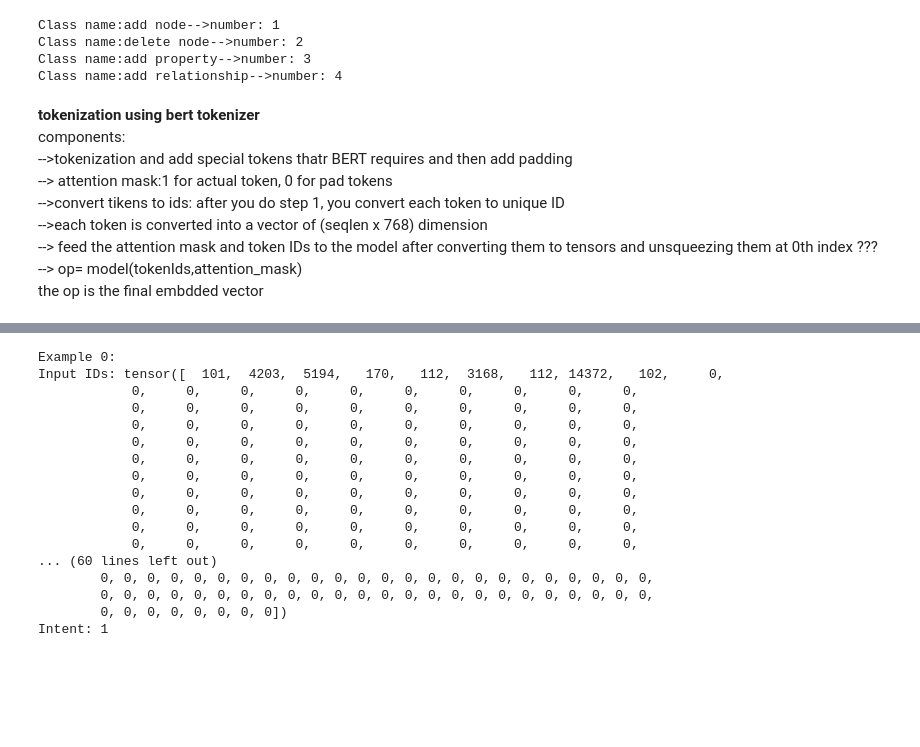
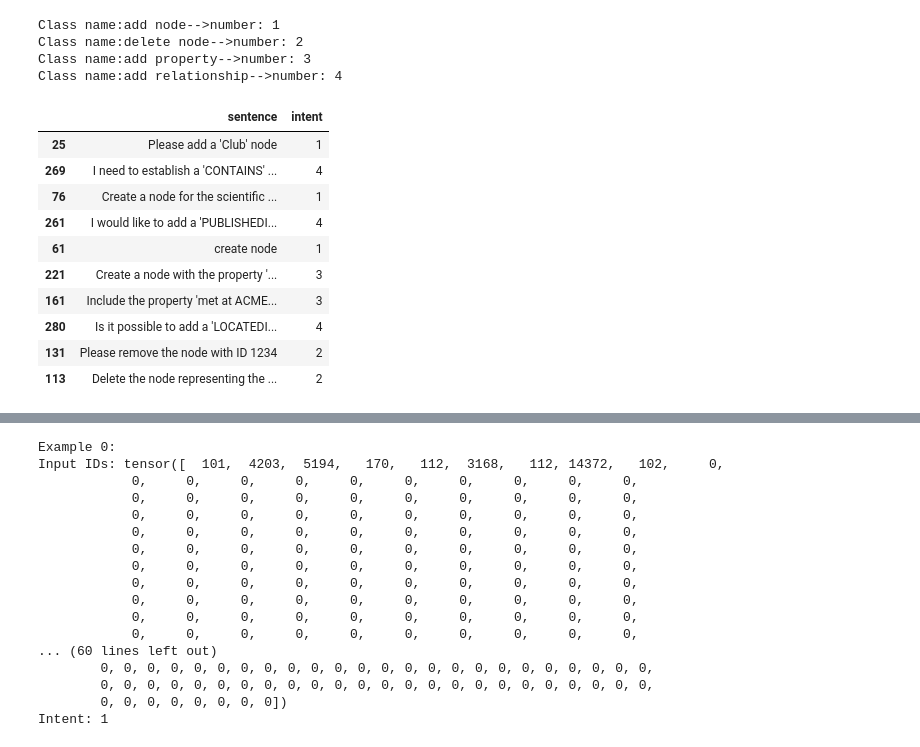
Before and after one commit to Ha-ri-ka/Intent-recognition, a Jupyter notebook: IR_draft1.ipynb, the cells around one changed output, grey strips where cells are left out. Saved outputs shown, nothing was run; the diff lists cells and outputs as text; code cells hidden in the pictures; blank space fills up the shorter version.

```diff
--- a/IR_draft1.ipynb
+++ b/IR_draft1.ipynb
@@ -60,13 +87,17 @@ Class name:add node-->number: 1
 Class name:delete node-->number: 2
 Class name:add property-->number: 3
 Class name:add relationship-->number: 4
-# %% [markdown]
-**tokenization using bert tokenizer** <br>
-components: <br>
--->tokenization and add special tokens thatr BERT requires and then add padding <br>
---> attention mask:1 for actual token, 0 for pad tokens<br>
--->convert tikens to ids: after you do step 1, you convert each token to unique ID<br>
--->each token is converted into a vector of (seqlen x 768) dimension <br>
---> feed the attention mask and token IDs to the model after converting them to tensors and unsqueezing them at 0th index ??? <br>
---> op= model(tokenIds,attention_mask) <br>
-the op is the final embdded vector
+# %%
+data.sample(10)
+# %% [output]
+|  | sentence | intent |
+| 25 | Please add a 'Club' node | 1 |
+| 269 | I need to establish a 'CONTAINS' ... | 4 |
+| 76 | Create a node for the scientific ... | 1 |
+| 261 | I would like to add a 'PUBLISHEDI... | 4 |
+| 61 | create node | 1 |
+| 221 | Create a node with the property '... | 3 |
+| 161 | Include the property 'met at ACME... | 3 |
+| 280 | Is it possible to add a 'LOCATEDI... | 4 |
+| 131 | Please remove the node with ID 1234 | 2 |
+| 113 | Delete the node representing the ... | 2 |
```
Also changed, not shown: parts of 12 cells of this notebook.
